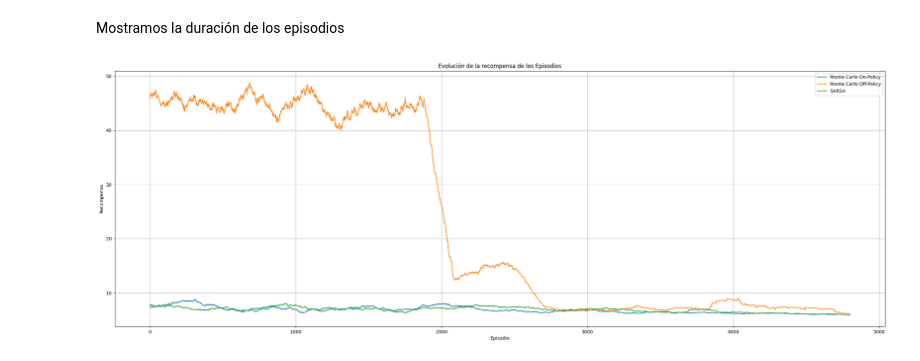
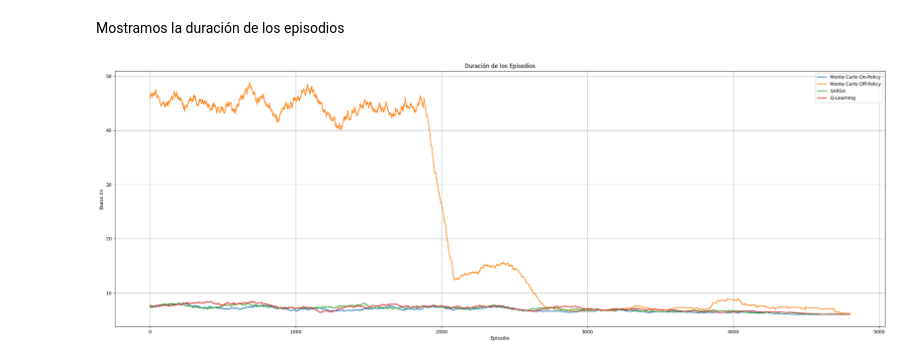
Before and after one commit to oliatom350/RL_SFDD, a Jupyter notebook: Estudio_Metodos_Tabulares.ipynb, the cells around one changed output. Saved outputs shown, nothing was run; the diff lists cells and outputs as text; code cells hidden in the pictures.

```diff
--- a/Estudio_Metodos_Tabulares.ipynb
+++ b/Estudio_Metodos_Tabulares.ipynb
@@ -87,15 +57,17 @@ def plot_episode_lengths(episode_lengths):
 # %%
 # En nuestro caso, el entorno es el de FrozenLake-v1
 env_name = "FrozenLake-v1"
-
+map_name = "4x4"
 # Vamos a utilizar 5000 episodios para el entrenamiento
 n_episodes = 5000
-mc_on_policy_env = make_env(env_name, "4x4")
+mc_on_policy_env = make_env(env_name, map_name)
 mc_on_policy_env = gym.wrappers.RecordEpisodeStatistics(mc_on_policy_env, buffer_length=n_episodes)
-mc_off_policy_env = make_env(env_name, "4x4")
+mc_off_policy_env = make_env(env_name, map_name)
 mc_off_policy_env = gym.wrappers.RecordEpisodeStatistics(mc_off_policy_env, buffer_length=n_episodes)
-sarsa_env = make_env(env_name, "4x4")
+sarsa_env = make_env(env_name, map_name)
 sarsa_env = gym.wrappers.RecordEpisodeStatistics(sarsa_env, buffer_length=n_episodes)
+q_learning_env = make_env(env_name, map_name)
+q_learning_env = gym.wrappers.RecordEpisodeStatistics(q_learning_env, buffer_length=n_episodes)
 # %% [markdown]
 ## Creación de agentes
 
@@ -242,8 +245,8 @@ def plot_episode_lengths(envs, rolling_length = 500):
         )
         plt.plot(range(len(length_moving_average)), length_moving_average, label=name)
     plt.xlabel("Episodio")
-    plt.ylabel("Recompensa")
-    plt.title("Evolución de la recompensa de los Episodios")
+    plt.ylabel("Duración")
+    plt.title("Duración de los Episodios")
     plt.grid(True)
     plt.legend()
     plt.show()
@@ -262,8 +278,9 @@ Mostramos la duración de los episodios
 # %%
 plot_episode_lengths([
     ("Monte Carlo On-Policy", mc_on_policy_env),
     ("Monte Carlo Off-Policy", mc_off_policy_env),
-    ("SARSA", sarsa_env)
+    ("SARSA", sarsa_env),
+    ("Q-Learning", q_learning_env)
 ], rolling_length=200)
 # %% [output]
-[figure, old version]
+[figure, new version]
```
Also changed, not shown: parts of 11 cells of this notebook, 1 other file.
